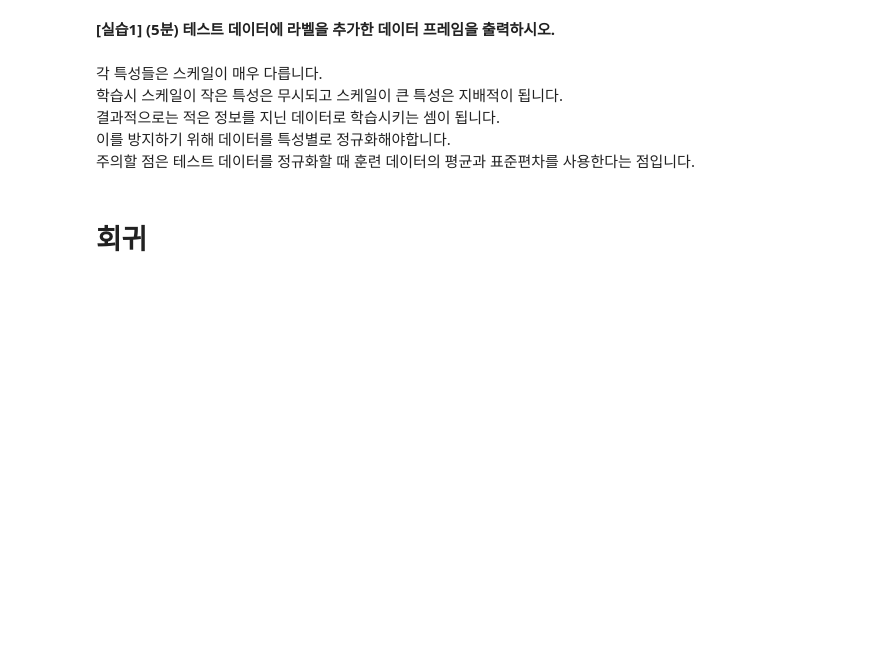
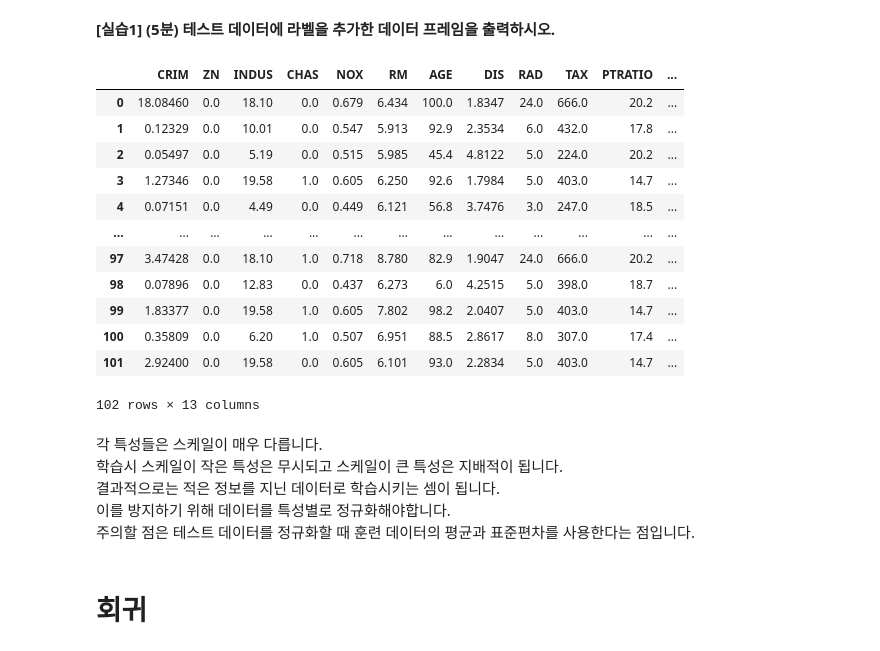
Before and after one commit to Onkihwan/study_on, a Jupyter notebook: 딥러닝2/4강 회귀 - 보스턴 주택가격.ipynb, the cells around one changed output. Drawn from its saved outputs; the diff is of its cells as text; code cells hidden in the pictures; blank space fills up the shorter version.

```diff
--- a/딥러닝2/4강 회귀 - 보스턴 주택가격.ipynb
+++ b/딥러닝2/4강 회귀 - 보스턴 주택가격.ipynb
@@ -64,5 +116,22 @@ sns.pairplot(df[["CRIM","RM","LSTAT","PRICE"]])
 # %% [markdown]
 **[실습1] (5분) 테스트 데이터에 라벨을 추가한 데이터 프레임을 출력하시오.**
+# %%
+df2 = pd.DataFrame(test_data, columns=columns)
+df2
+# %% [output]
+|  | CRIM | ZN | INDUS | CHAS | NOX | RM | AGE | DIS | RAD | TAX | PTRATIO | ... |
+| 0 | 18.08460 | 0.0 | 18.10 | 0.0 | 0.679 | 6.434 | 100.0 | 1.8347 | 24.0 | 666.0 | 20.2 | ... |
+| 1 | 0.12329 | 0.0 | 10.01 | 0.0 | 0.547 | 5.913 | 92.9 | 2.3534 | 6.0 | 432.0 | 17.8 | ... |
+| 2 | 0.05497 | 0.0 | 5.19 | 0.0 | 0.515 | 5.985 | 45.4 | 4.8122 | 5.0 | 224.0 | 20.2 | ... |
+| 3 | 1.27346 | 0.0 | 19.58 | 1.0 | 0.605 | 6.250 | 92.6 | 1.7984 | 5.0 | 403.0 | 14.7 | ... |
+| 4 | 0.07151 | 0.0 | 4.49 | 0.0 | 0.449 | 6.121 | 56.8 | 3.7476 | 3.0 | 247.0 | 18.5 | ... |
+| ... | ... | ... | ... | ... | ... | ... | ... | ... | ... | ... | ... | ... |
+| 97 | 3.47428 | 0.0 | 18.10 | 1.0 | 0.718 | 8.780 | 82.9 | 1.9047 | 24.0 | 666.0 | 20.2 | ... |
+| 98 | 0.07896 | 0.0 | 12.83 | 0.0 | 0.437 | 6.273 | 6.0 | 4.2515 | 5.0 | 398.0 | 18.7 | ... |
+| 99 | 1.83377 | 0.0 | 19.58 | 1.0 | 0.605 | 7.802 | 98.2 | 2.0407 | 5.0 | 403.0 | 14.7 | ... |
+| 100 | 0.35809 | 0.0 | 6.20 | 1.0 | 0.507 | 6.951 | 88.5 | 2.8617 | 8.0 | 307.0 | 17.4 | ... |
+| 101 | 2.92400 | 0.0 | 19.58 | 0.0 | 0.605 | 6.101 | 93.0 | 2.2834 | 5.0 | 403.0 | 14.7 | ... |
+102 rows × 13 columns
 # %% [markdown]
 각 특성들은 스케일이 매우 다릅니다.
 학습시 스케일이 작은 특성은 무시되고 스케일이 큰 특성은 지배적이 됩니다.
```
Also changed, not shown: parts of 21 cells of this notebook, 12 other files.
